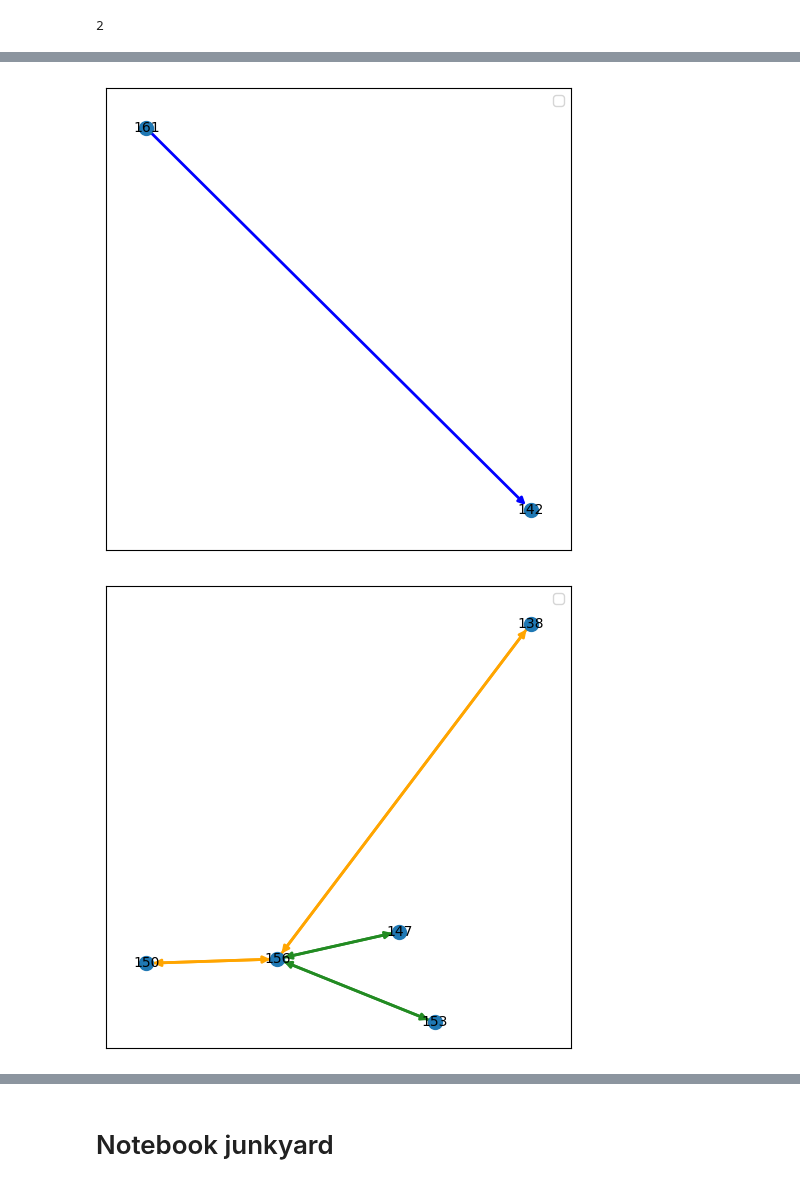
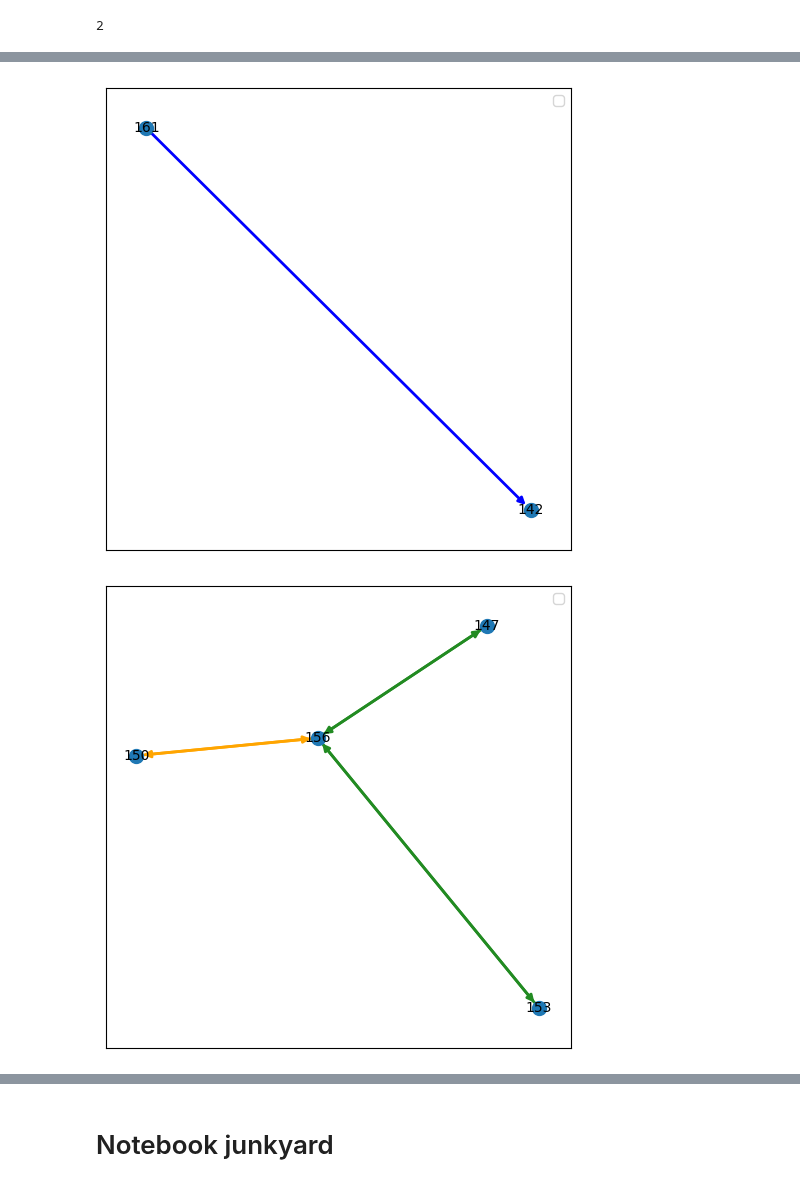
Before and after one commit to tmuehlen80/graph_coverage, a Jupyter notebook: Notebooks/carla/tracks_eda.ipynb, the cells around one changed output, grey strips where cells are left out. Saved outputs shown, nothing was run; the diff lists cells and outputs as text; code cells hidden in the pictures.

Commit message:
some clean up and visualization try outs

```diff
--- a/Notebooks/carla/tracks_eda.ipynb
+++ b/Notebooks/carla/tracks_eda.ipynb
@@ -135,7 +135,7 @@ ag_carla.actor_components[4][1].size()
 # %% [output]
 2
 # %%
-t_idx = 4
+t_idx = 24
 ag_carla.visualize_actor_graph(t_idx = t_idx, comp_idx = 0, use_map_pos=True, node_size = 100, graph_or_component='graph')
 for i in range(len(ag_carla.actor_components[t_idx])):
     if ag_carla.actor_components[t_idx][i].size() > 1:
@@ -145,5 +145,5 @@ for i in range(len(ag_carla.actor_components[t_idx])):
 [figure]
-[figure, old version]
+[figure, new version]
 [figure]
 # %%
 #G = self.actor_graphs[timestep]
```
Also changed, not shown: parts of 1 cell of this notebook, 3 other files.
